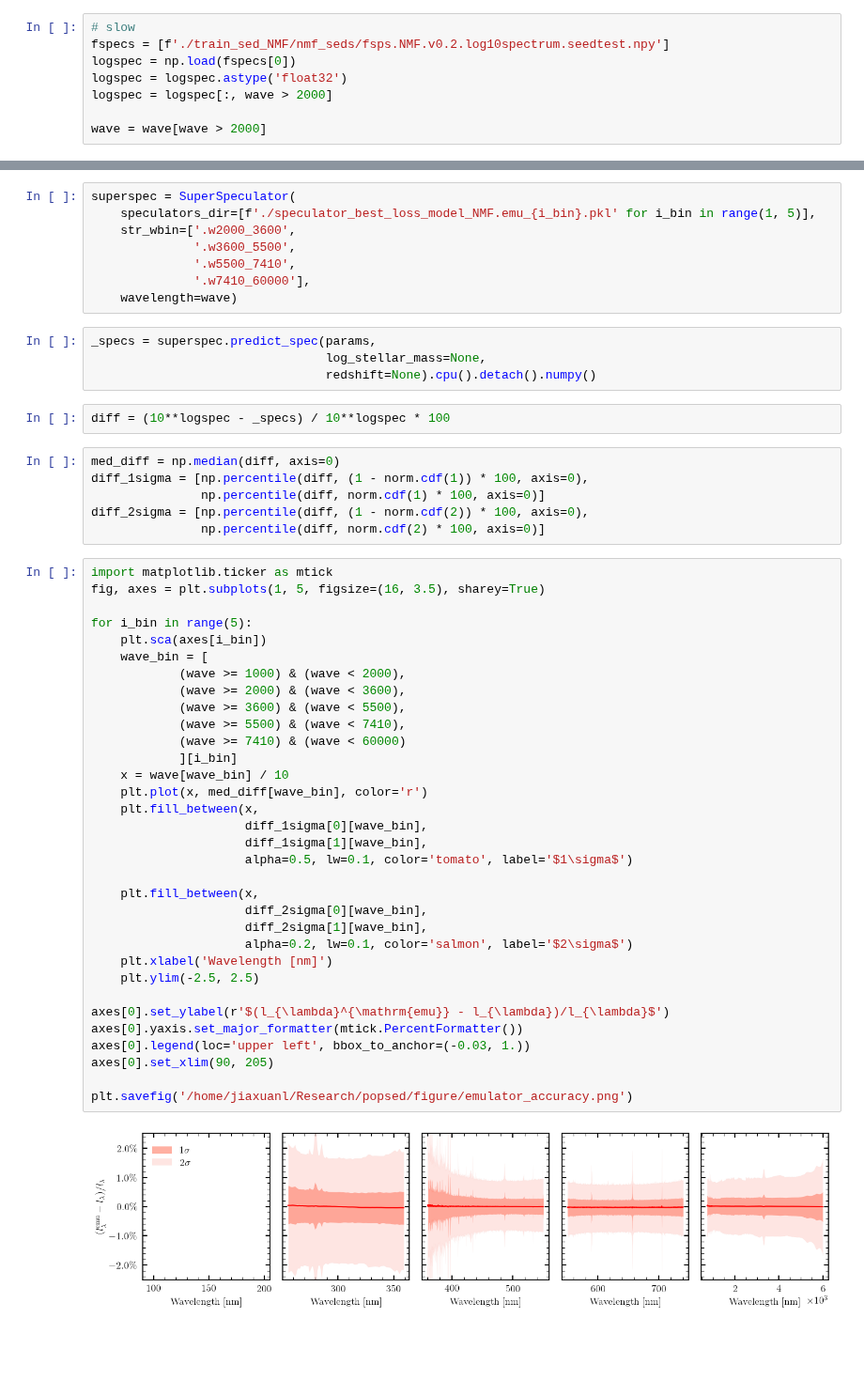
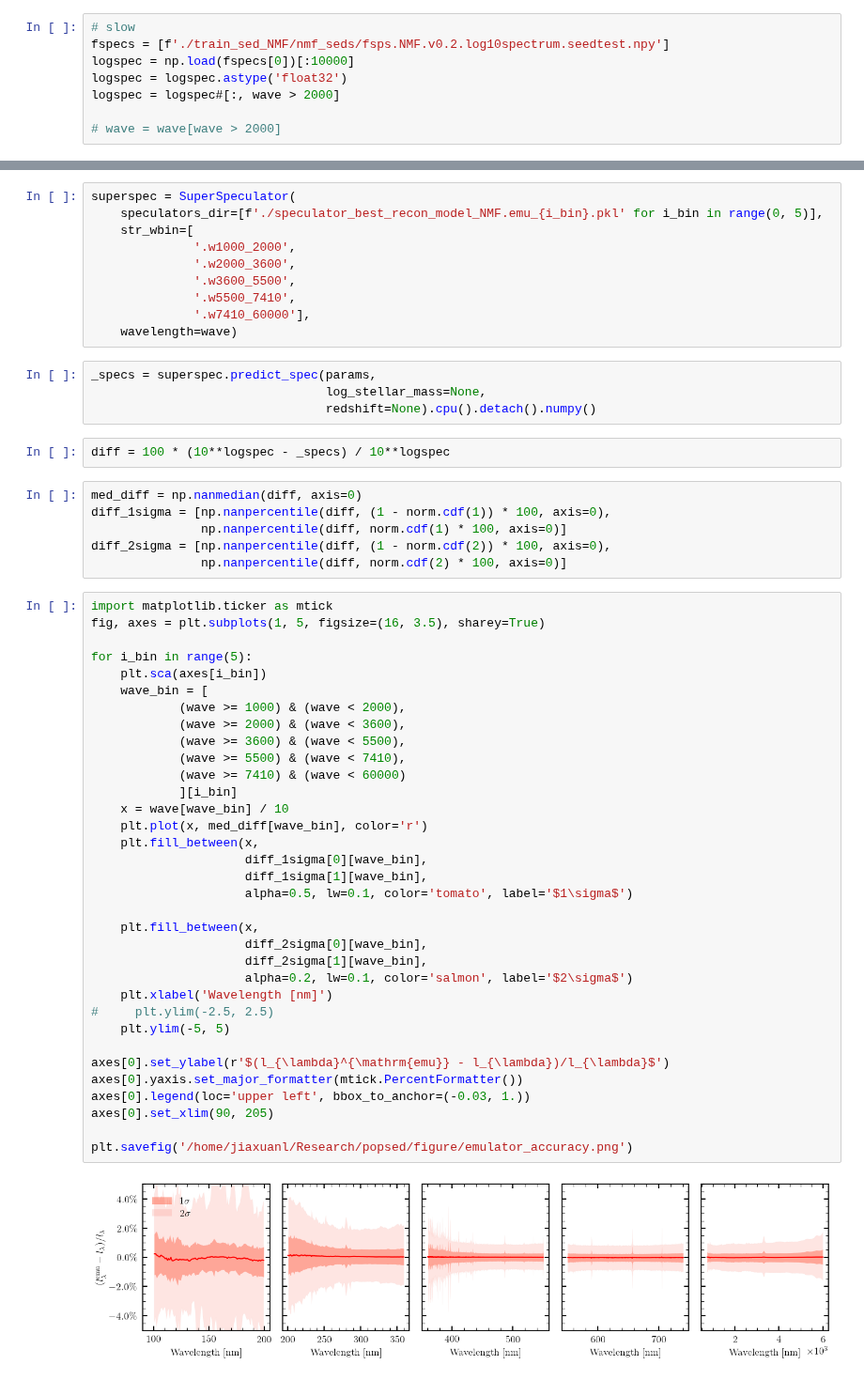
Before and after one commit to AstroJacobLi/popsed, a Jupyter notebook: notebooks/forward_model/NMF/spec_phot_emulator_NMF_validation.ipynb, the cells around one changed output, grey strips where cells are left out. Shown at 94% size. Drawn from its saved outputs; the diff is of its cells as text; blank space fills up the shorter version.

```diff
--- a/notebooks/forward_model/NMF/spec_phot_emulator_NMF_validation.ipynb
+++ b/notebooks/forward_model/NMF/spec_phot_emulator_NMF_validation.ipynb
@@ -42,17 +42,19 @@ Number of samples: 100000
 # %%
 # slow
 fspecs = [f'./train_sed_NMF/nmf_seds/fsps.NMF.v0.2.log10spectrum.seedtest.npy']
-logspec = np.load(fspecs[0])
+logspec = np.load(fspecs[0])[:10000]
 logspec = logspec.astype('float32')
-logspec = logspec[:, wave > 2000]
+logspec = logspec#[:, wave > 2000]
 
-wave = wave[wave > 2000]
+# wave = wave[wave > 2000]
 # %%
 from popsed.speculator import SuperSpeculator
 # %%
 superspec = SuperSpeculator(
-    speculators_dir=[f'./speculator_best_loss_model_NMF.emu_{i_bin}.pkl' for i_bin in range(1, 5)],
-    str_wbin=['.w2000_3600',
+    speculators_dir=[f'./speculator_best_recon_model_NMF.emu_{i_bin}.pkl' for i_bin in range(0, 5)],
+    str_wbin=[
+              '.w1000_2000',
+              '.w2000_3600',
               '.w3600_5500',
               '.w5500_7410',
               '.w7410_60000'],
@@ -62,45 +64,46 @@ _specs = superspec.predict_spec(params,
                                 log_stellar_mass=None,
                                 redshift=None).cpu().detach().numpy()
 # %%
-diff = (10**logspec - _specs) / 10**logspec * 100
+diff = 100 * (10**logspec - _specs) / 10**logspec
 # %%
-med_diff = np.median(diff, axis=0)
-diff_1sigma = [np.percentile(diff, (1 - norm.cdf(1)) * 100, axis=0),
-               np.percentile(diff, norm.cdf(1) * 100, axis=0)]
-diff_2sigma = [np.percentile(diff, (1 - norm.cdf(2)) * 100, axis=0),
-               np.percentile(diff, norm.cdf(2) * 100, axis=0)]
+med_diff = np.nanmedian(diff, axis=0)
+diff_1sigma = [np.nanpercentile(diff, (1 - norm.cdf(1)) * 100, axis=0),
+               np.nanpercentile(diff, norm.cdf(1) * 100, axis=0)]
+diff_2sigma = [np.nanpercentile(diff, (1 - norm.cdf(2)) * 100, axis=0),
+               np.nanpercentile(diff, norm.cdf(2) * 100, axis=0)]
 # %%
 import matplotlib.ticker as mtick
 fig, axes = plt.subplots(1, 5, figsize=(16, 3.5), sharey=True)
 
 for i_bin in range(5):
     plt.sca(axes[i_bin])
     wave_bin = [
             (wave >= 1000) & (wave < 2000),
             (wave >= 2000) & (wave < 3600),
             (wave >= 3600) & (wave < 5500),
             (wave >= 5500) & (wave < 7410),
             (wave >= 7410) & (wave < 60000)
             ][i_bin]
     x = wave[wave_bin] / 10
     plt.plot(x, med_diff[wave_bin], color='r')
     plt.fill_between(x,
                      diff_1sigma[0][wave_bin],
                      diff_1sigma[1][wave_bin],
                      alpha=0.5, lw=0.1, color='tomato', label='$1\sigma$')
 
     plt.fill_between(x,
                      diff_2sigma[0][wave_bin],
                      diff_2sigma[1][wave_bin],
                      alpha=0.2, lw=0.1, color='salmon', label='$2\sigma$')
     plt.xlabel('Wavelength [nm]')
-    plt.ylim(-2.5, 2.5)
+#     plt.ylim(-2.5, 2.5)
+    plt.ylim(-5, 5)
 
 axes[0].set_ylabel(r'$(l_{\lambda}^{\mathrm{emu}} - l_{\lambda})/l_{\lambda}$')
 axes[0].yaxis.set_major_formatter(mtick.PercentFormatter())
 axes[0].legend(loc='upper left', bbox_to_anchor=(-0.03, 1.))
 axes[0].set_xlim(90, 205)
 
 plt.savefig('/home/jiaxuanl/Research/popsed/figure/emulator_accuracy.png')
 # %% [output]
-[figure, old version]
+[figure, new version]
```
Also changed, not shown: parts of 18 cells of this notebook, 7 other files.
